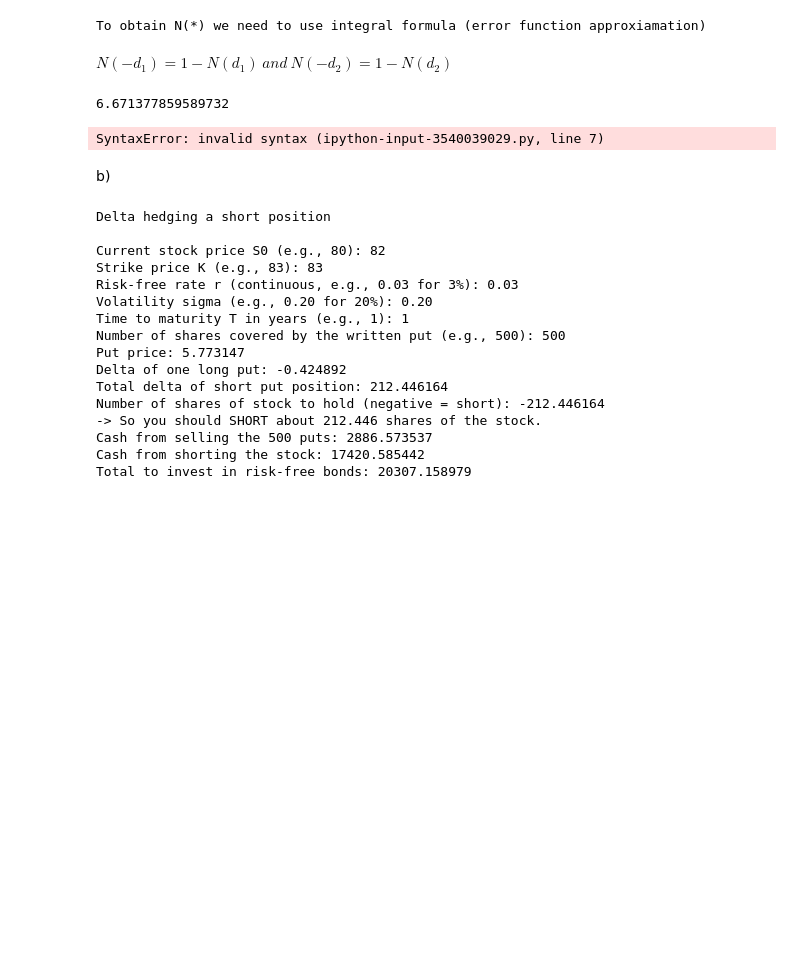
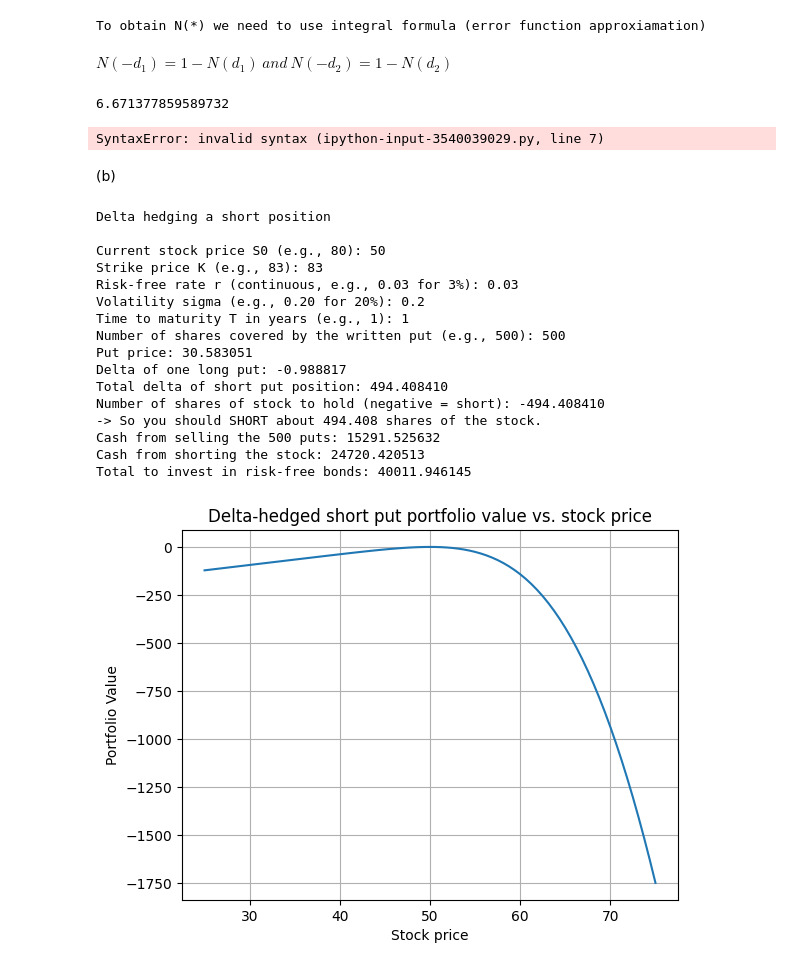
Before and after one commit to 1021114Carlos/MIT_MM_Finance, a Jupyter notebook: Courses/Derivative_Markets/M5_Black_Schole_Merton_and_Greeks.ipynb, the cells around one changed output. Drawn from its saved outputs; the diff is of its cells as text; code cells hidden in the pictures; blank space fills up the shorter version.

```diff
--- a/Courses/Derivative_Markets/M5_Black_Schole_Merton_and_Greeks.ipynb
+++ b/Courses/Derivative_Markets/M5_Black_Schole_Merton_and_Greeks.ipynb
@@ -489,8 +489,8 @@ print("\nResults:")
 print(f"Theoretical european put value: {put_price:6f} \nPut delta: {put_delta:.6f}")
 # %% [output]
 SyntaxError: invalid syntax (ipython-input-3540039029.py, line 7)
-# %% [markdown]
-b)
+# %% [markdown]
+(b)
 # %%
 """
 Delta hedging a short position
@@ -538,6 +538,7 @@ delta_put_position = n_put*delta_put
 # Delta total = delta_put_postion + phi_s = 0 => phi_s = -delta_put_postion
 phi_s = -delta_put_position # shorting
 shares_to_short = -phi_s if phi_s <0 else 0.0  # Number of shares
+b0 = -(n_put*put_price + phi_s*s0)
 
 # Cash from writing puts and shorting stock
 cash_from_puts = n_shares_put*put_price
@@ -555,17 +556,38 @@ print(f"Total to invest in risk-free bonds: {bond_investment:.6f}")
 # %% [output]
 Delta hedging a short position
 
-Current stock price S0 (e.g., 80): 82
+Current stock price S0 (e.g., 80): 50
 Strike price K (e.g., 83): 83
 Risk-free rate r (continuous, e.g., 0.03 for 3%): 0.03
-Volatility sigma (e.g., 0.20 for 20%): 0.20
+Volatility sigma (e.g., 0.20 for 20%): 0.2
 Time to maturity T in years (e.g., 1): 1
 Number of shares covered by the written put (e.g., 500): 500
-Put price: 5.773147
-Delta of one long put: -0.424892
-Total delta of short put position: 212.446164
-Number of shares of stock to hold (negative = short): -212.446164
--> So you should SHORT about 212.446 shares of the stock.
-Cash from selling the 500 puts: 2886.573537
-Cash from shorting the stock: 17420.585442
-Total to invest in risk-free bonds: 20307.158979
+Put price: 30.583051
+Delta of one long put: -0.988817
+Total delta of short put position: 494.408410
+Number of shares of stock to hold (negative = short): -494.408410
+-> So you should SHORT about 494.408 shares of the stock.
+Cash from selling the 500 puts: 15291.525632
+Cash from shorting the stock: 24720.420513
+Total to invest in risk-free bonds: 40011.946145
+# %%
+s_grid = np.linspace(0.5*s0, 1.5*s0, 81)
+portfolio_value = []
+
+for s in s_grid:
+  put_val, _ = bsm_put_price_delta(s, k, rfr, sigma, t)
+  short_put_val = n_put*put_val
+  stock_val = phi_s*s
+  bond_val = b0
+  v = short_put_val + stock_val + bond_val
+  portfolio_value.append(v)
+
+plt.figure()
+plt.plot(s_grid, portfolio_value)
+plt.xlabel("Stock price")
+plt.ylabel("Portfolio Value")
+plt.title("Delta-hedged short put portfolio value vs. stock price")
+plt.grid(True)
+plt.show()
+# %% [output]
+[figure, added]
```
